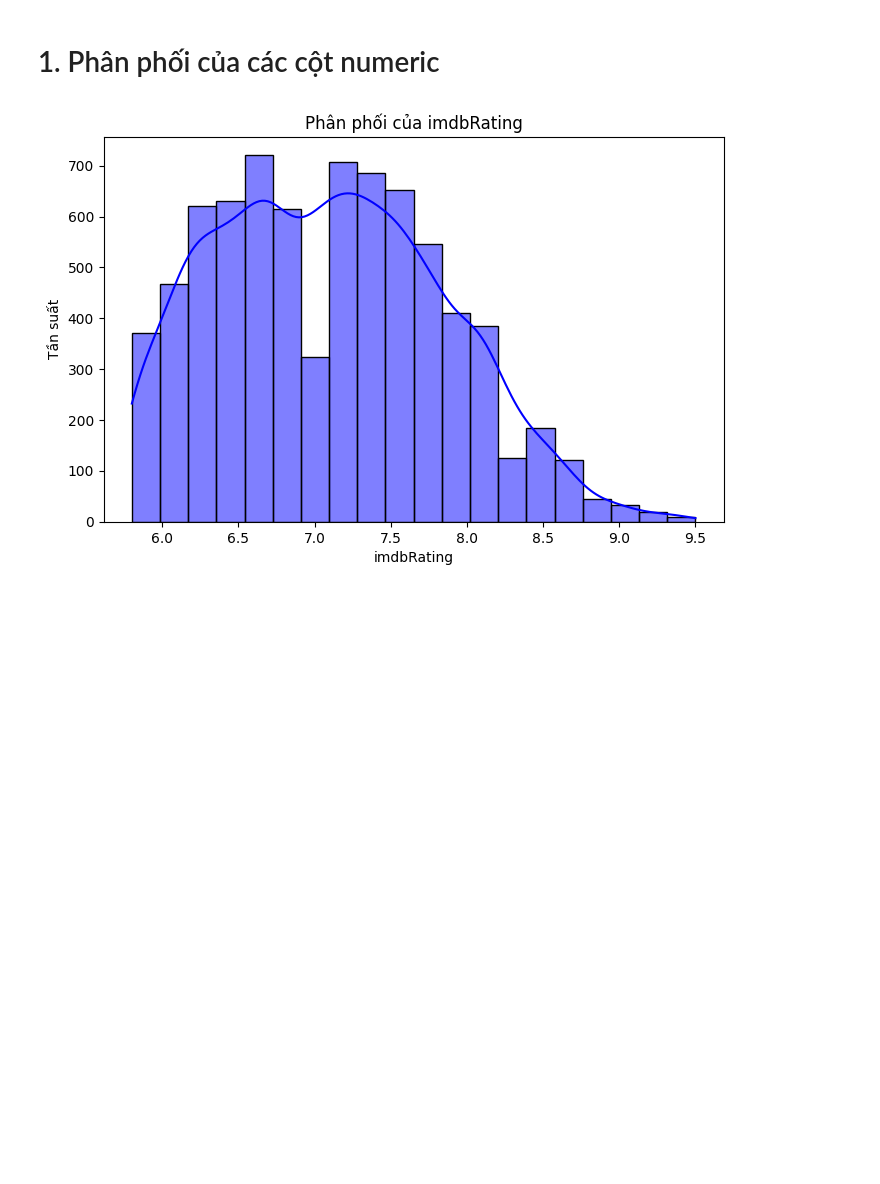
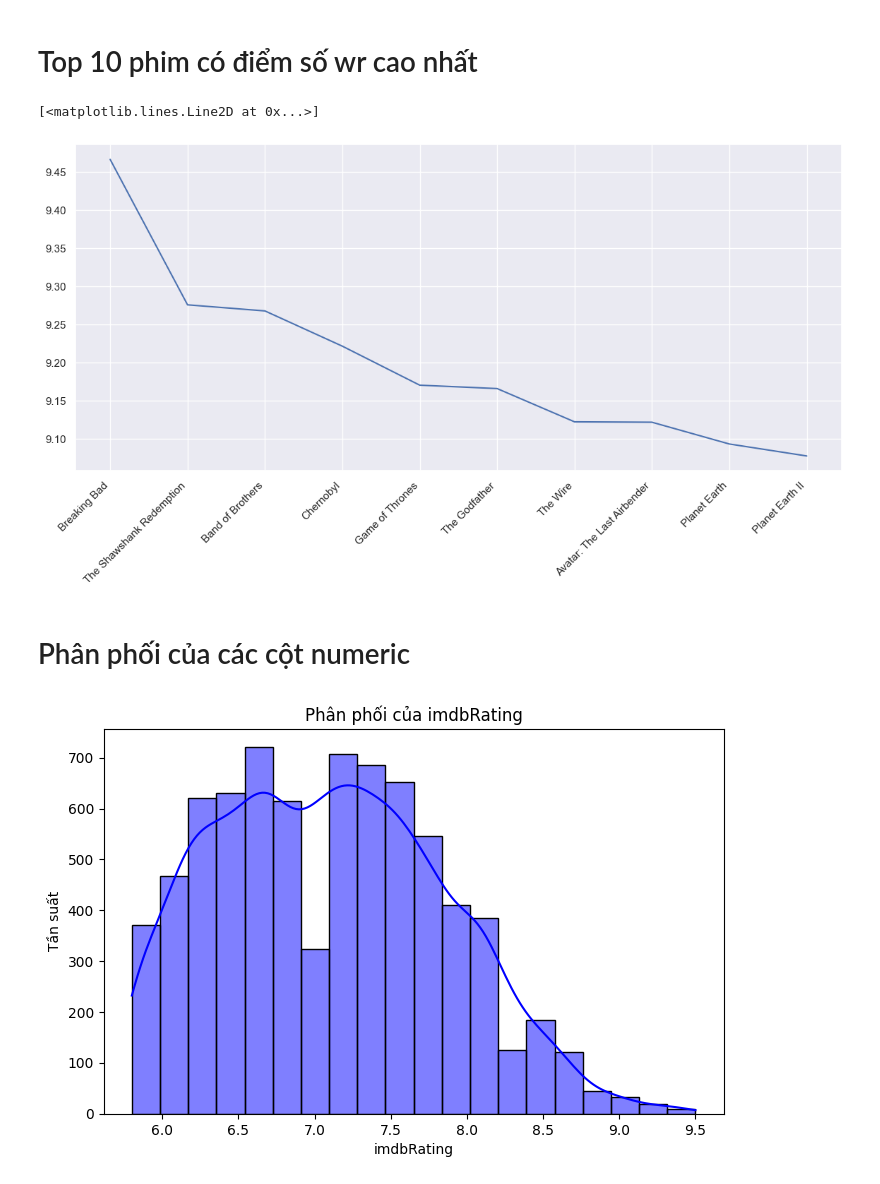
Before and after one commit to NgHoangQuan2204/Recommendation-System, a Jupyter notebook: notebooks/EDA.ipynb, the cells around one changed output. Saved outputs shown, nothing was run; the diff lists cells and outputs as text; code cells hidden in the pictures; blank space fills up the shorter version.

```diff
--- a/notebooks/EDA.ipynb
+++ b/notebooks/EDA.ipynb
@@ -20,5 +45,17 @@ df.head(5)
+# %% [markdown]
+# Top 10 phim có điểm số wr cao nhất
+# %%
+sns.set(rc={'figure.figsize':(14,6)})
+
+top_10_wr = df.groupby('Title', as_index=False)['wr'].sum().sort_values(by= 'wr', ascending= False).head(10)
+
+plt.xticks(rotation=45, ha="right")
+plt.plot(top_10_wr['Title'], top_10_wr['wr'])
+# %% [output]
+[<matplotlib.lines.Line2D at 0x...>]
+[figure, added]
 # %% [markdown]
-# 1. Phân phối của các cột numeric
+# Phân phối của các cột numeric
 # %%
 # Biểu đồ Histogram cho các cột số
 numerical_columns = ['imdbRating', 'imdbVotes', 'wr']
```
Also changed, not shown: parts of 17 cells of this notebook.
